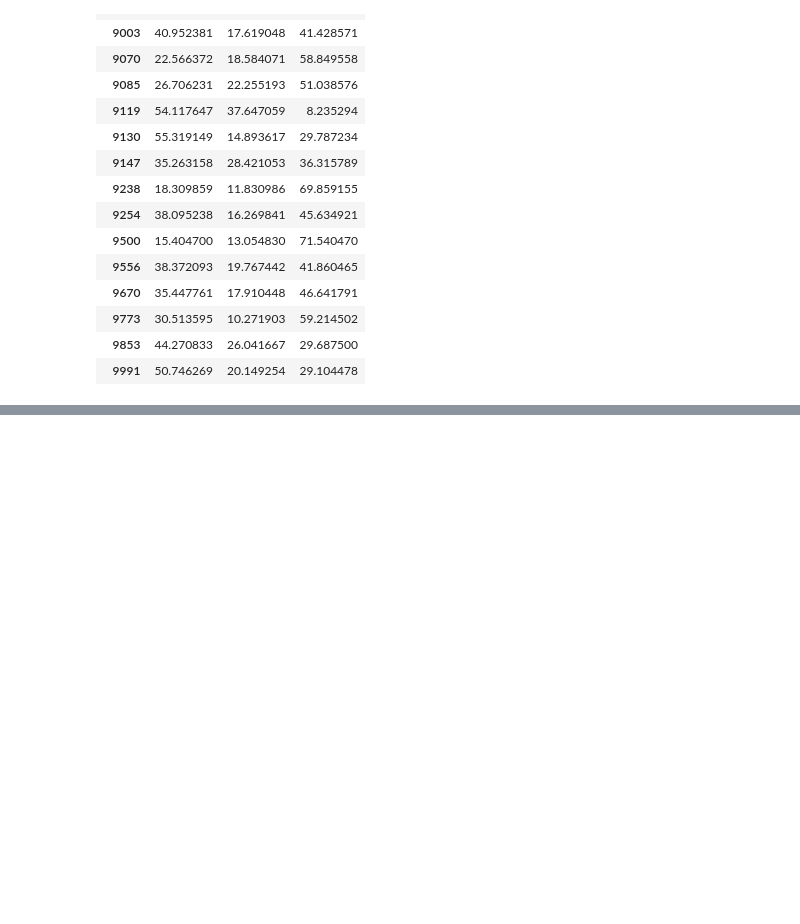
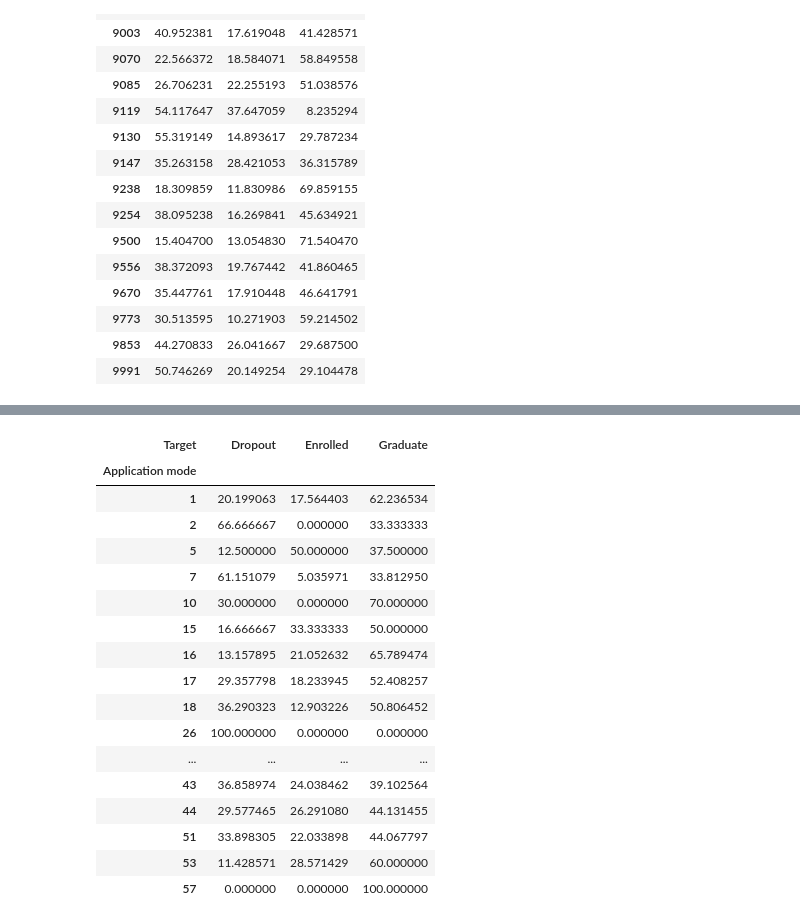
Before and after one commit to yashminparween/Internship_ybi_foundation, a Jupyter notebook: notebooks/data_understanding.ipynb, the cells around one changed output, grey strips where cells are left out. Saved outputs shown, nothing was run; the diff lists cells and outputs as text; code cells hidden in the pictures; blank space fills up the shorter version.

```diff
--- a/notebooks/data_understanding.ipynb
+++ b/notebooks/data_understanding.ipynb
@@ -268,0 +290,21 @@ pd.crosstab(df["Course"],df["Target"],normalize="index")*100
+# %%
+pd.crosstab(df["Application mode"],df["Target"],normalize="index")*100
+# %% [output]
+| Target | Dropout | Enrolled | Graduate |
+| Application mode |  |  |  |
+| 1 | 20.199063 | 17.564403 | 62.236534 |
+| 2 | 66.666667 | 0.000000 | 33.333333 |
+| 5 | 12.500000 | 50.000000 | 37.500000 |
+| 7 | 61.151079 | 5.035971 | 33.812950 |
+| 10 | 30.000000 | 0.000000 | 70.000000 |
+| 15 | 16.666667 | 33.333333 | 50.000000 |
+| 16 | 13.157895 | 21.052632 | 65.789474 |
+| 17 | 29.357798 | 18.233945 | 52.408257 |
+| 18 | 36.290323 | 12.903226 | 50.806452 |
+| 26 | 100.000000 | 0.000000 | 0.000000 |
+| ... | ... | ... | ... |
+| 43 | 36.858974 | 24.038462 | 39.102564 |
+| 44 | 29.577465 | 26.291080 | 44.131455 |
+| 51 | 33.898305 | 22.033898 | 44.067797 |
+| 53 | 11.428571 | 28.571429 | 60.000000 |
+| 57 | 0.000000 | 0.000000 | 100.000000 |
```
Also changed, not shown: parts of 4 cells of this notebook.
